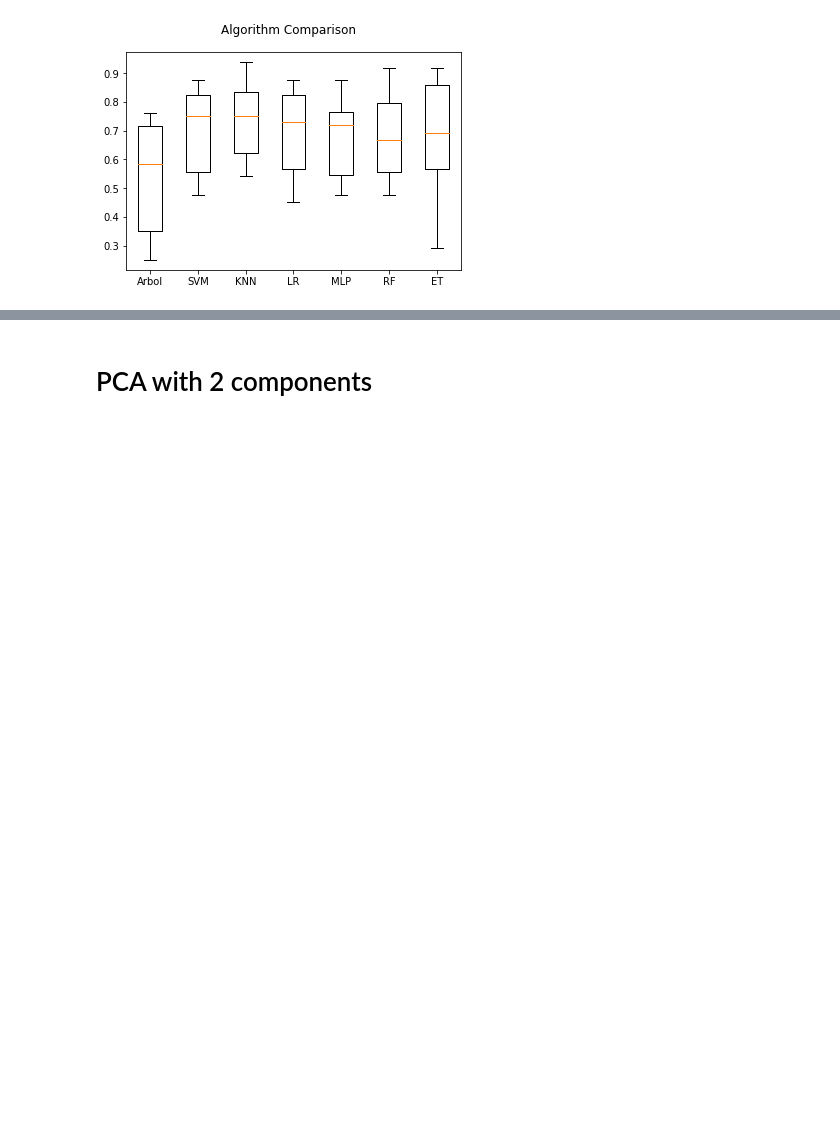
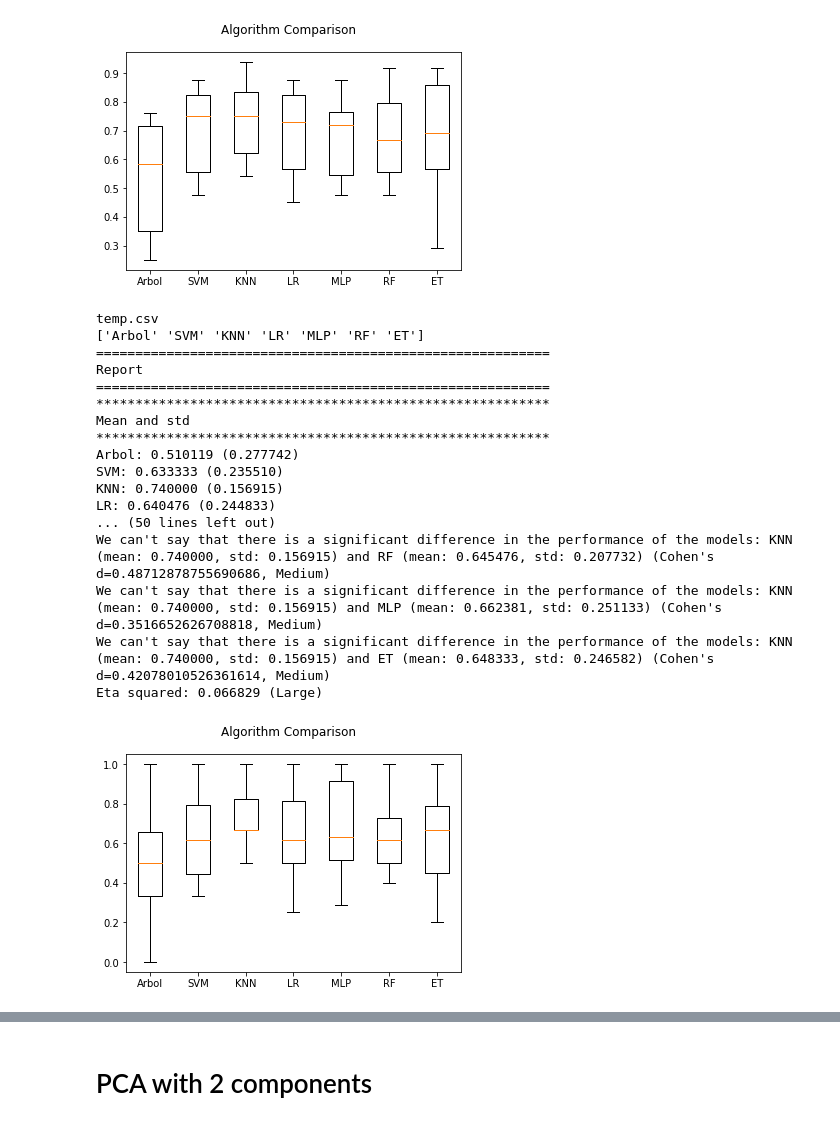
Before and after one commit to joheras/schz, a Jupyter notebook: CompareMethods-combined.ipynb, the cells around one changed output, grey strips where cells are left out. Saved outputs shown, nothing was run; the diff lists cells and outputs as text; code cells hidden in the pictures; blank space fills up the shorter version.

```diff
--- a/CompareMethods-combined.ipynb
+++ b/CompareMethods-combined.ipynb
@@ -109,3 +109,24 @@ We can't say that there is a significant difference in the performance of the mo
 We can't say that there is a significant difference in the performance of the models: KNN (mean: 0.735952, std: 0.131182) and ET (mean: 0.683869, std: 0.197006) (Cohen's d=0.29523232613228356, Medium)
 Eta squared: 0.128823 (Large)
 [figure]
+# %%
+compare_methods(X,Y,listAlgorithms,listParams,listNames,metric='precision')
+# %% [output]
+temp.csv
+['Arbol' 'SVM' 'KNN' 'LR' 'MLP' 'RF' 'ET']
+==========================================================
+Report
+==========================================================
+**********************************************************
+Mean and std
+**********************************************************
+Arbol: 0.510119 (0.277742)
+SVM: 0.633333 (0.235510)
+KNN: 0.740000 (0.156915)
+LR: 0.640476 (0.244833)
+... (50 lines left out)
+We can't say that there is a significant difference in the performance of the models: KNN (mean: 0.740000, std: 0.156915) and RF (mean: 0.645476, std: 0.207732) (Cohen's d=0.48712878755690686, Medium)
+We can't say that there is a significant difference in the performance of the models: KNN (mean: 0.740000, std: 0.156915) and MLP (mean: 0.662381, std: 0.251133) (Cohen's d=0.3516652626708818, Medium)
+We can't say that there is a significant difference in the performance of the models: KNN (mean: 0.740000, std: 0.156915) and ET (mean: 0.648333, std: 0.246582) (Cohen's d=0.42078010526361614, Medium)
+Eta squared: 0.066829 (Large)
+[figure, added]
```
Also changed, not shown: parts of 57 cells of this notebook, 8 other files.
